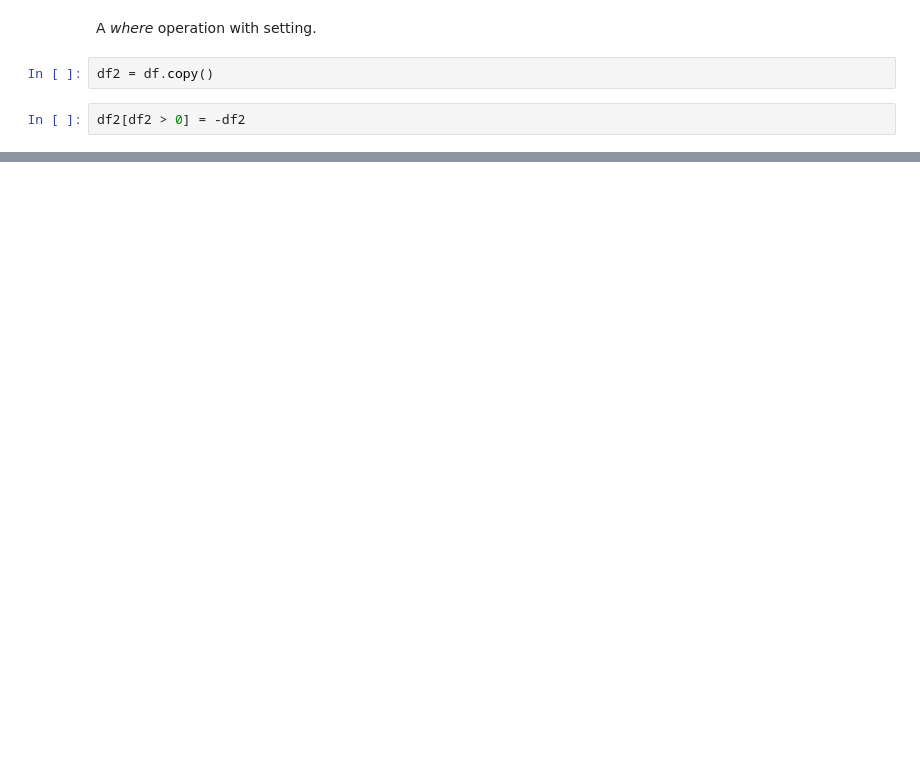
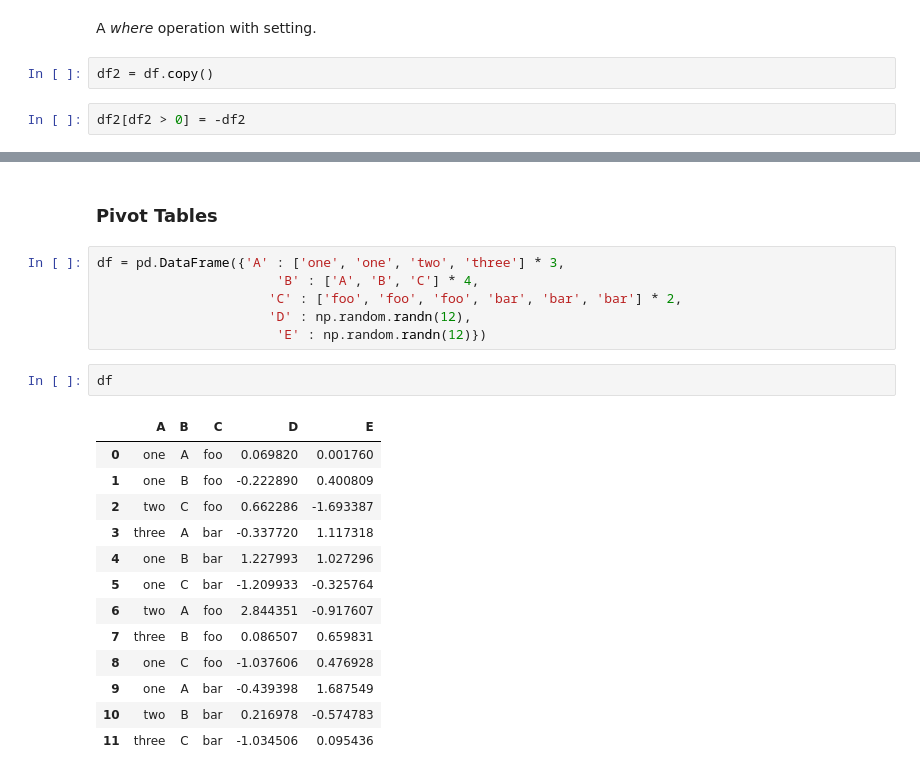
Before and after one commit to jiemojiemo/TenMinutesToPandas, a Jupyter notebook: TenMinutesToPandas.ipynb, the cells around one changed output, grey strips where cells are left out. Cells and saved outputs as stored; diff of their text form; blank space fills up the shorter version.

```diff
--- a/TenMinutesToPandas.ipynb
+++ b/TenMinutesToPandas.ipynb
@@ -411,0 +809,24 @@ df2
+# %% [markdown]
+### Pivot Tables
+# %%
+df = pd.DataFrame({'A' : ['one', 'one', 'two', 'three'] * 3,
+                       'B' : ['A', 'B', 'C'] * 4,
+                      'C' : ['foo', 'foo', 'foo', 'bar', 'bar', 'bar'] * 2,
+                      'D' : np.random.randn(12),
+                       'E' : np.random.randn(12)})
+# %%
+df
+# %% [output]
+|  | A | B | C | D | E |
+| 0 | one | A | foo | 0.069820 | 0.001760 |
+| 1 | one | B | foo | -0.222890 | 0.400809 |
+| 2 | two | C | foo | 0.662286 | -1.693387 |
+| 3 | three | A | bar | -0.337720 | 1.117318 |
+| 4 | one | B | bar | 1.227993 | 1.027296 |
+| 5 | one | C | bar | -1.209933 | -0.325764 |
+| 6 | two | A | foo | 2.844351 | -0.917607 |
+| 7 | three | B | foo | 0.086507 | 0.659831 |
+| 8 | one | C | foo | -1.037606 | 0.476928 |
+| 9 | one | A | bar | -0.439398 | 1.687549 |
+| 10 | two | B | bar | 0.216978 | -0.574783 |
+| 11 | three | C | bar | -1.034506 | 0.095436 |
```
Also changed, not shown: parts of 104 cells of this notebook.
